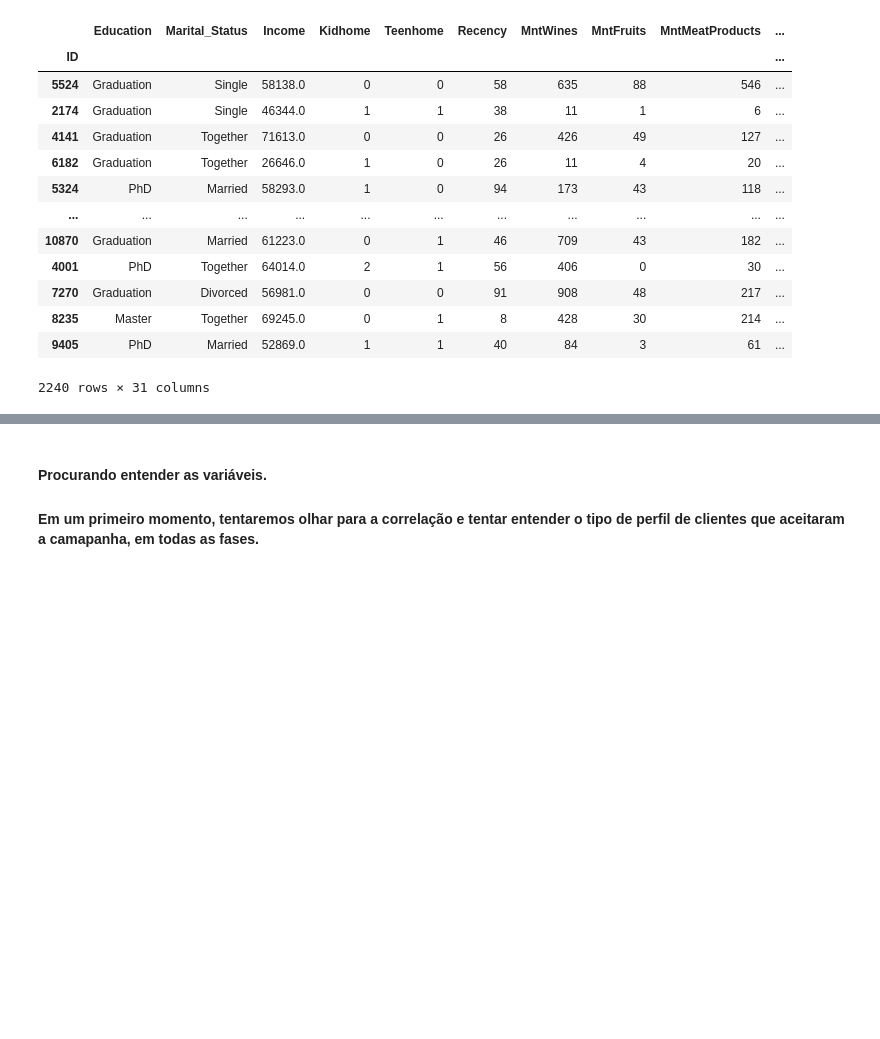
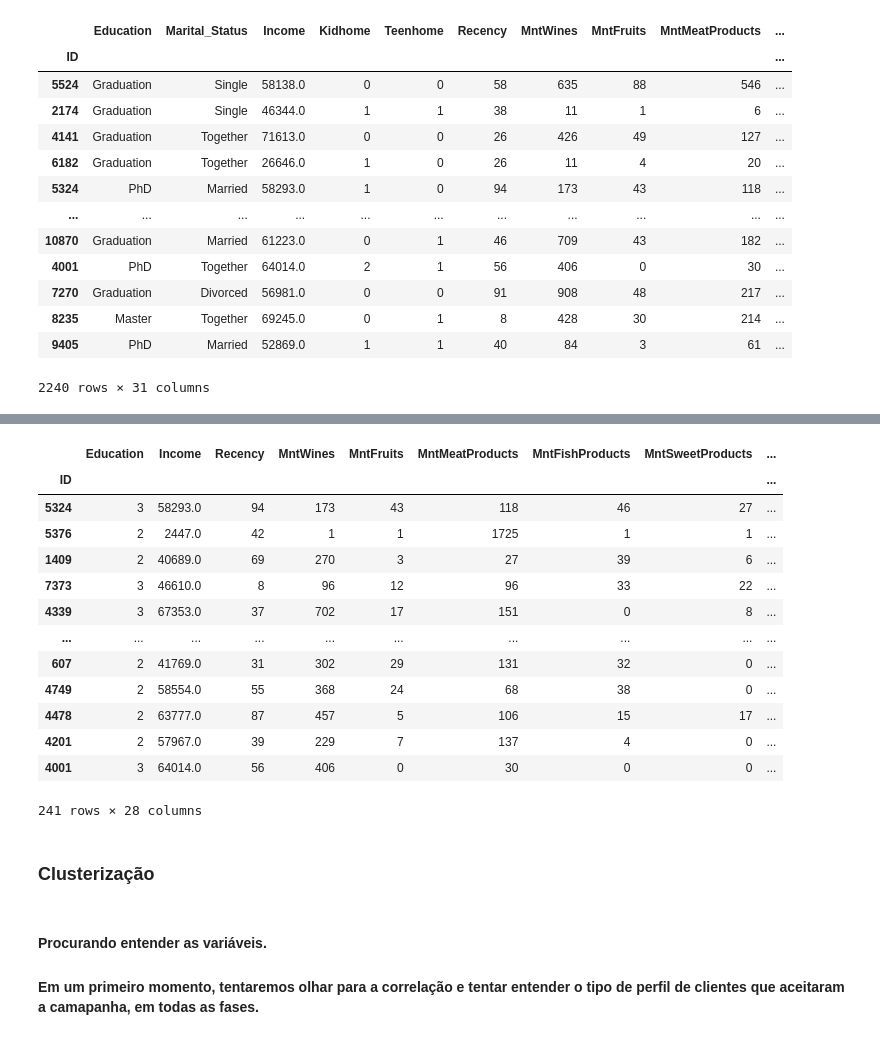
Before and after one commit to Pedro4010/caseifood, a Jupyter notebook: caseifood.ipynb, the cells around one changed output, grey strips where cells are left out. Saved outputs shown, nothing was run; the diff lists cells and outputs as text; code cells hidden in the pictures; blank space fills up the shorter version.

```diff
--- a/caseifood.ipynb
+++ b/caseifood.ipynb
@@ -364,0 +403,19 @@ customers.head()
+# %%
+customers_deals = customers[customers['NumDealsPurchases']>=5]
+# %%
+customers_deals
+# %% [output]
+|  | Education | Income | Recency | MntWines | MntFruits | MntMeatProducts | MntFishProducts | MntSweetProducts | ... |
+| ID |  |  |  |  |  |  |  |  | ... |
+| 5324 | 3 | 58293.0 | 94 | 173 | 43 | 118 | 46 | 27 | ... |
+| 5376 | 2 | 2447.0 | 42 | 1 | 1 | 1725 | 1 | 1 | ... |
+| 1409 | 2 | 40689.0 | 69 | 270 | 3 | 27 | 39 | 6 | ... |
+| 7373 | 3 | 46610.0 | 8 | 96 | 12 | 96 | 33 | 22 | ... |
+| 4339 | 3 | 67353.0 | 37 | 702 | 17 | 151 | 0 | 8 | ... |
+| ... | ... | ... | ... | ... | ... | ... | ... | ... | ... |
+| 607 | 2 | 41769.0 | 31 | 302 | 29 | 131 | 32 | 0 | ... |
+| 4749 | 2 | 58554.0 | 55 | 368 | 24 | 68 | 38 | 0 | ... |
+| 4478 | 2 | 63777.0 | 87 | 457 | 5 | 106 | 15 | 17 | ... |
+| 4201 | 2 | 57967.0 | 39 | 229 | 7 | 137 | 4 | 0 | ... |
+| 4001 | 3 | 64014.0 | 56 | 406 | 0 | 30 | 0 | 0 | ... |
+241 rows × 28 columns
@@ -365,3 +430,5 @@ customers.head()
+# %% [markdown]
+### Clusterização
 # %%
 # Vamos fazer a clusterização agora, porém temos o target (Response), então separamos dele, precisamos do original, sem normalizar.
 # %%
```
Also changed, not shown: parts of 17 cells of this notebook.
